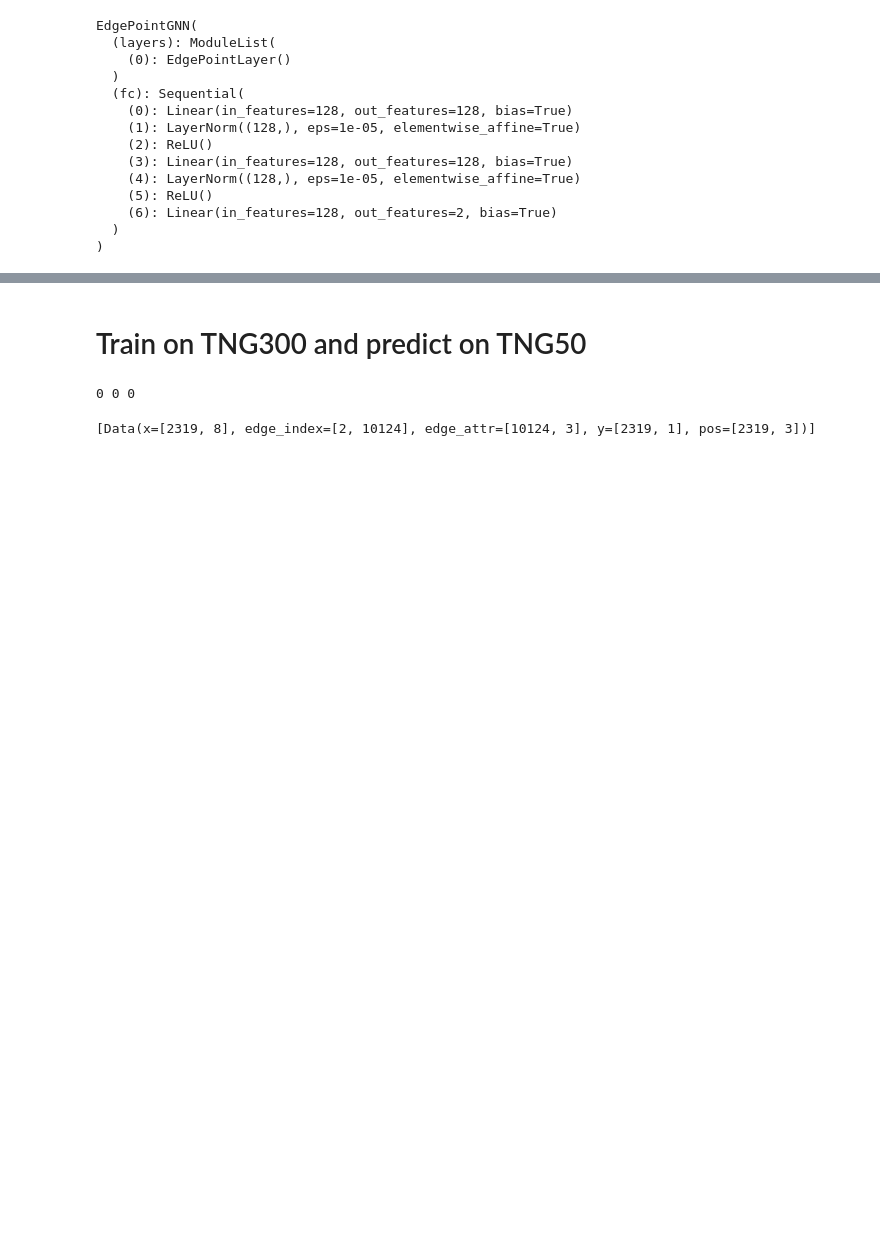
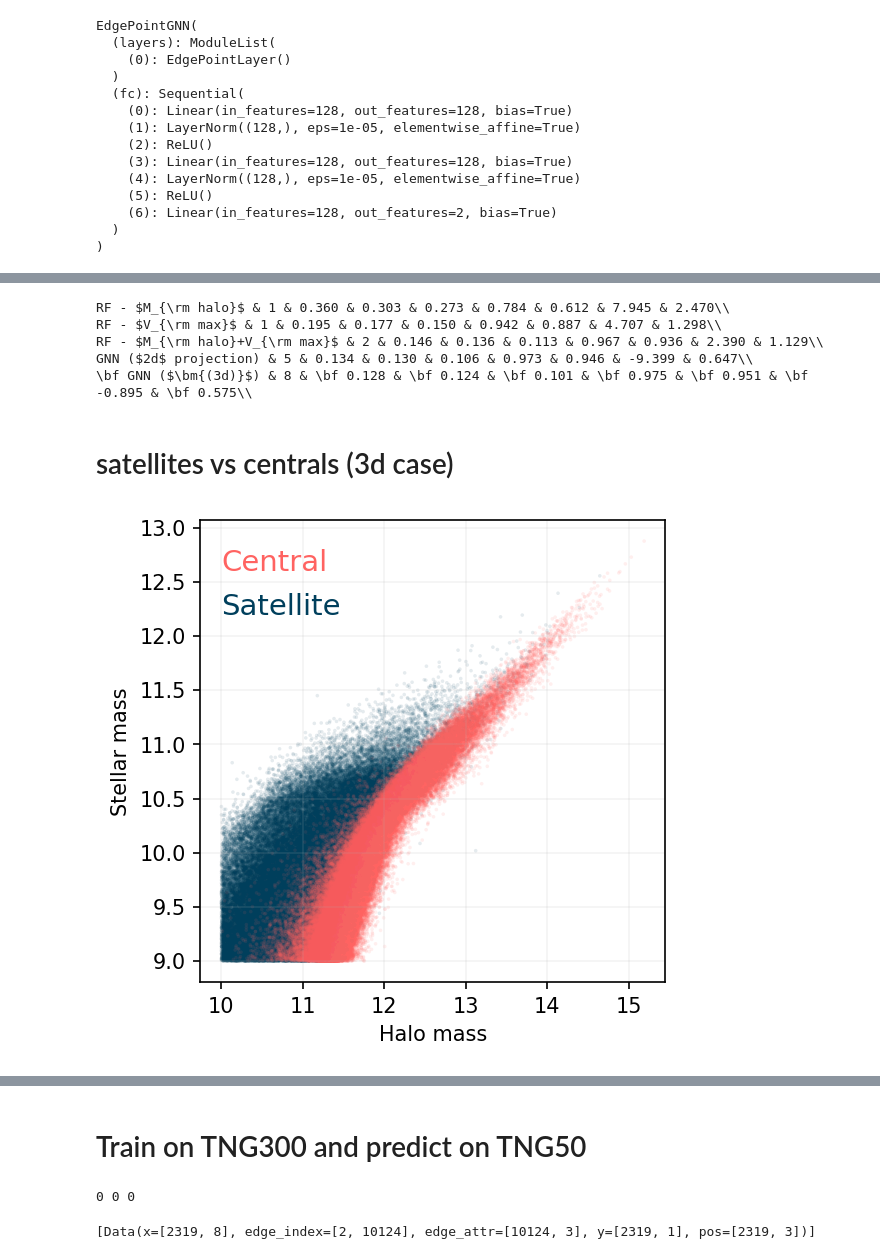
Before and after one commit to jwuphysics/halo-gnns, a Jupyter notebook: notebook/cosmic-web-painting-on-galaxies.ipynb, the cells around one changed output, grey strips where cells are left out. Saved outputs shown, nothing was run; the diff lists cells and outputs as text; code cells hidden in the pictures; blank space fills up the shorter version.

Commit message:
centrals + sats

```diff
--- a/notebook/cosmic-web-painting-on-galaxies.ipynb
+++ b/notebook/cosmic-web-painting-on-galaxies.ipynb
@@ -902,0 +923,23 @@ df.to_csv(f"{ROOT}/results/painting-galaxies/validation.csv", index=False)
+# %%
+metrics_Mh = get_metrics(df.p_RF_Mhalo, df.log_Mstar)
+print("RF - $M_{\\rm halo}$ & 1 & " + " & ".join([f"{m:.3f}" for m in metrics_Mh]) + "\\\\")
+
+metrics_Vmax = get_metrics(df.p_RF_Vmax, df.log_Mstar)
+print("RF - $V_{\\rm max}$ & 1 & " + " & ".join([f"{m:.3f}" for m in metrics_Vmax]) + "\\\\")
+
+metrics_combined = get_metrics(df.p_RF_combined, df.log_Mstar)
+print("RF - $M_{\\rm halo}+V_{\\rm max}$ & 2 & " + " & ".join([f"{m:.3f}" for m in metrics_combined]) + "\\\\")
+
+metrics_GNN_proj = get_metrics(df.p_GNN_2d, df.log_Mstar)
+print("GNN ($2d$ projection) & 5 & " + " & ".join([f"{m:.3f}" for m in metrics_GNN_proj]) + "\\\\")
+
+metrics_GNN = get_metrics(df.p_GNN_3d, df.log_Mstar)
+print("\\bf GNN ($\\bm{(3d)}$) & 8 & \\bf " + " & \\bf ".join([f"{m:.3f}" for m in metrics_GNN]) + "\\\\")
+# %% [output]
+RF - $M_{\rm halo}$ & 1 & 0.360 & 0.303 & 0.273 & 0.784 & 0.612 & 7.945 & 2.470\\
+RF - $V_{\rm max}$ & 1 & 0.195 & 0.177 & 0.150 & 0.942 & 0.887 & 4.707 & 1.298\\
+RF - $M_{\rm halo}+V_{\rm max}$ & 2 & 0.146 & 0.136 & 0.113 & 0.967 & 0.936 & 2.390 & 1.129\\
+GNN ($2d$ projection) & 5 & 0.134 & 0.130 & 0.106 & 0.973 & 0.946 & -9.399 & 0.647\\
+\bf GNN ($\bm{(3d)}$) & 8 & \bf 0.128 & \bf 0.124 & \bf 0.101 & \bf 0.975 & \bf 0.951 & \bf -0.895 & \bf 0.575\\
+# %% [markdown]
+# satellites vs centrals (3d case)
@@ -902,0 +1016,12 @@ df.to_csv(f"{ROOT}/results/painting-galaxies/validation.csv", index=False)
+# %%
+sc_kwargs = dict(s=3, edgecolor="none", alpha=0.1)
+
+plt.figure(figsize=(4,4), dpi=150)
+plt.scatter(subhalos.subhalo_loghalomass, subhalos.subhalo_logstellarmass, c=np.where(subhalos.is_central, c3, c0), **sc_kwargs)
+plt.text(10, 12.6, "Central", color=c3, fontsize=14)
+plt.text(10, 12.2, "Satellite", color=c0, fontsize=14)
+plt.xlabel("Halo mass")
+plt.ylabel("Stellar mass")
+plt.grid(alpha=0.15)
+# %% [output]
+[figure, added]
```
Also changed, not shown: parts of 40 cells of this notebook.
